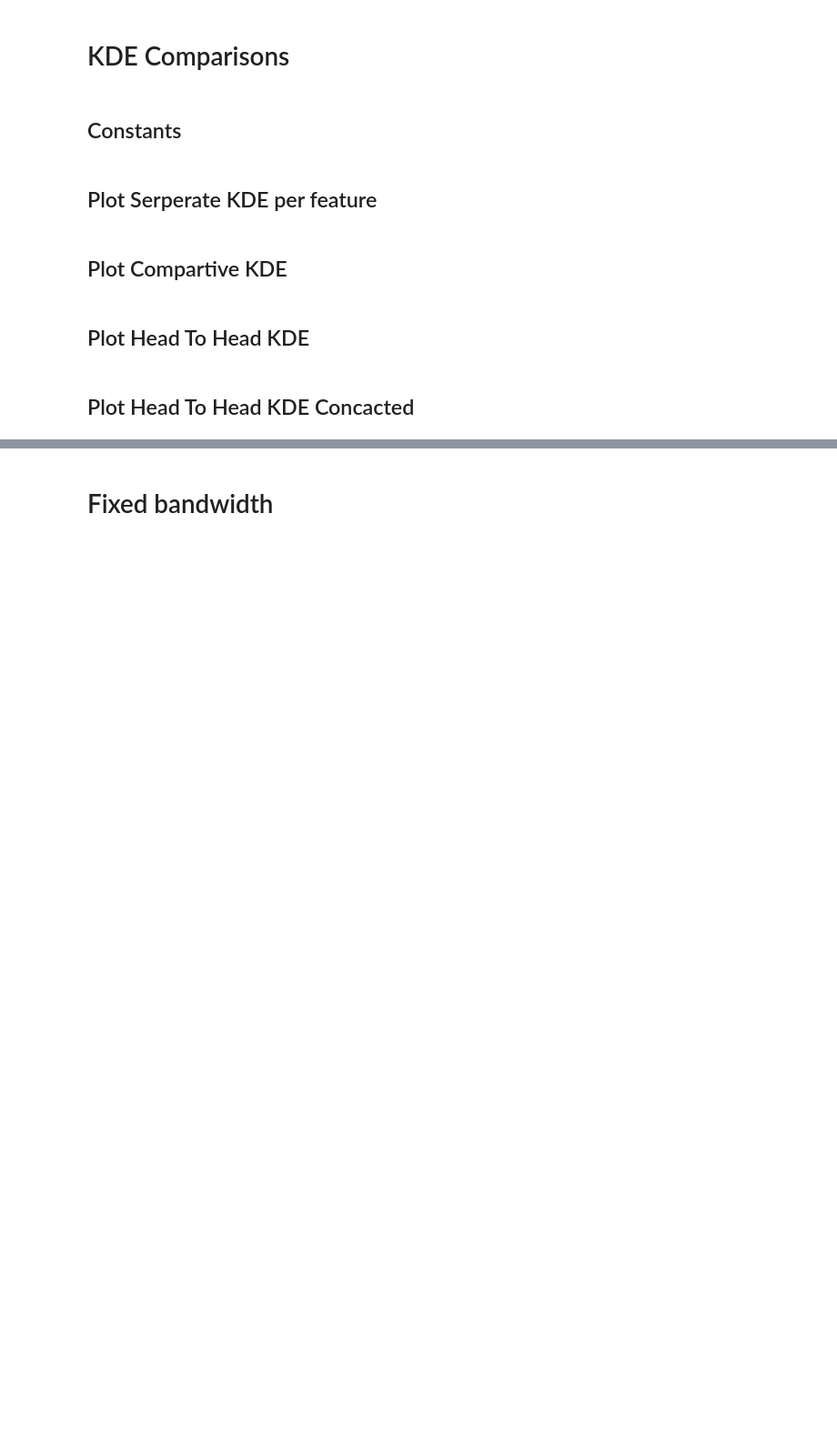
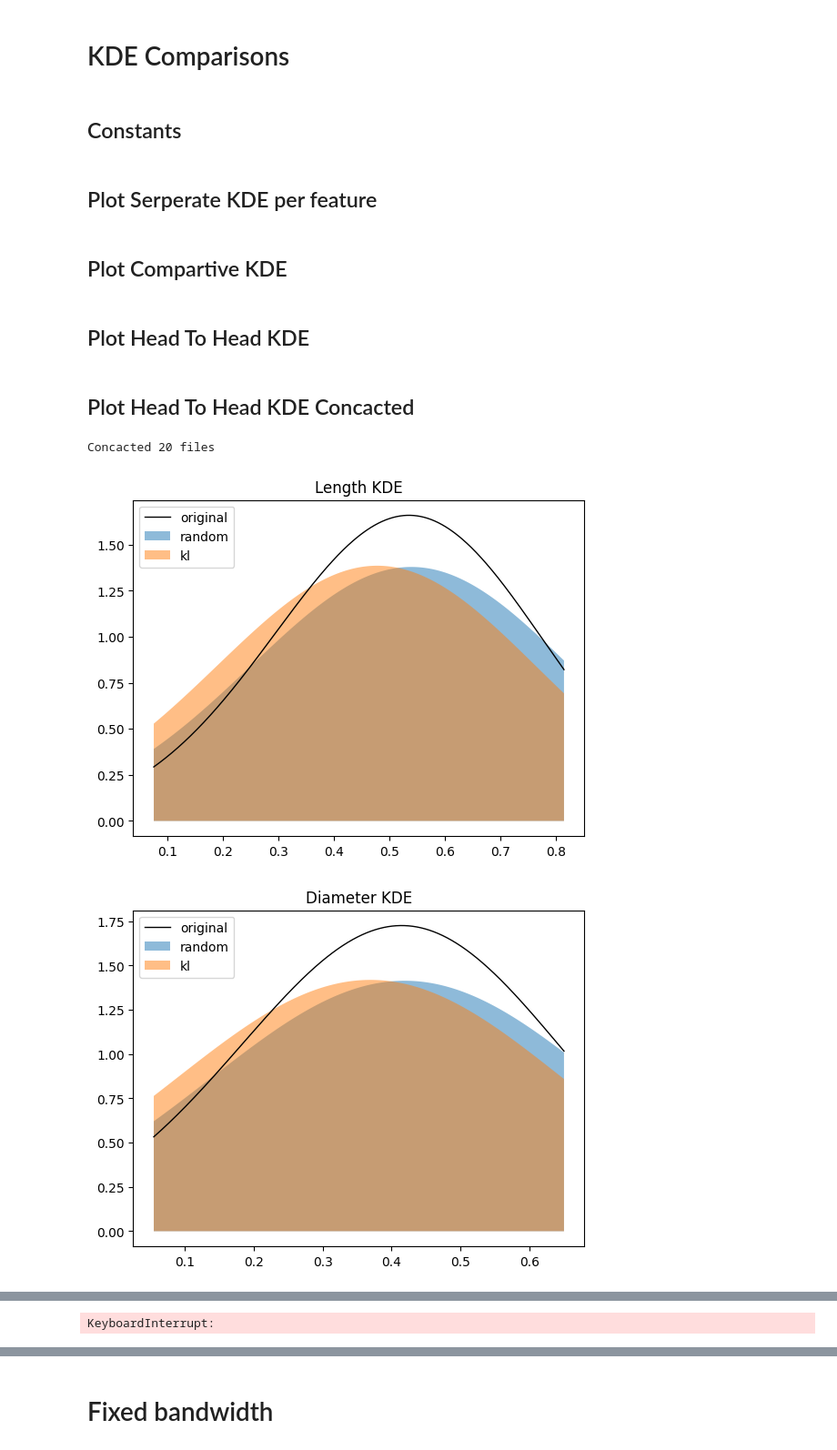
Before and after one commit to ghsumhubh/Coreset-Finding-Using-PDF-Approximation, a Jupyter notebook: post_simulation_analysis.ipynb, the cells around one changed output, grey strips where cells are left out. Shown at 91% size. Drawn from its saved outputs; the diff is of its cells as text; code cells hidden in the pictures; blank space fills up the shorter version.

```diff
--- a/post_simulation_analysis.ipynb
+++ b/post_simulation_analysis.ipynb
@@ -25,7 +25,7 @@ SAMPLERS = ['random', 'kl']
 SAMPLE_SIZE = 50
 SAMPLE_ID = 1 #TODO: make it random or set specific ones for testing
 
-PATHS = [f'data/sampled_datasets/{DATASET_USED}/{sampler}/{SAMPLE_SIZE}' for sampler in SAMPLERS]
+PATHS = [f'data/{METHOD}/sampled_datasets/{DATASET_USED}/{sampler}/{SAMPLE_SIZE}' for sampler in SAMPLERS]
 NTH_SAMPLE_PATHS = [f'data/{METHOD}/sampled_datasets/{DATASET_USED}/{sampler}/{SAMPLE_SIZE}/sample_{SAMPLE_ID}.csv' for sampler in SAMPLERS]
 PATH_ORIGINAL = f'data/split_datasets/{DATASET_USED}/train.csv'
 feature_names = get_feature_names(PATH_ORIGINAL)
@@ -46,4 +46,8 @@ feature_names = get_feature_names(PATH_ORIGINAL)
 # %%
 #feature_names = ['Caffeine consumption']
 
-#plot_head_to_head_kde_per_feature_sampled_concacted(PATH_ORIGINAL, PATHS[0], PATHS[1], feature_names, SAMPLERS[0], SAMPLERS[1],n_files = 200, bandwitdh=0.5)
+plot_head_to_head_kde_per_feature_sampled_concacted(PATH_ORIGINAL, PATHS[0], PATHS[1], feature_names, SAMPLERS[0], SAMPLERS[1],n_files = 20)
+# %% [output]
+Concacted 20 files
+[figure, added]
+[figure, added]
@@ -49,0 +58 @@ feature_names = get_feature_names(PATH_ORIGINAL)
+KeyboardInterrupt:
```
Also changed, not shown: parts of 3 cells of this notebook, 4 other files.
